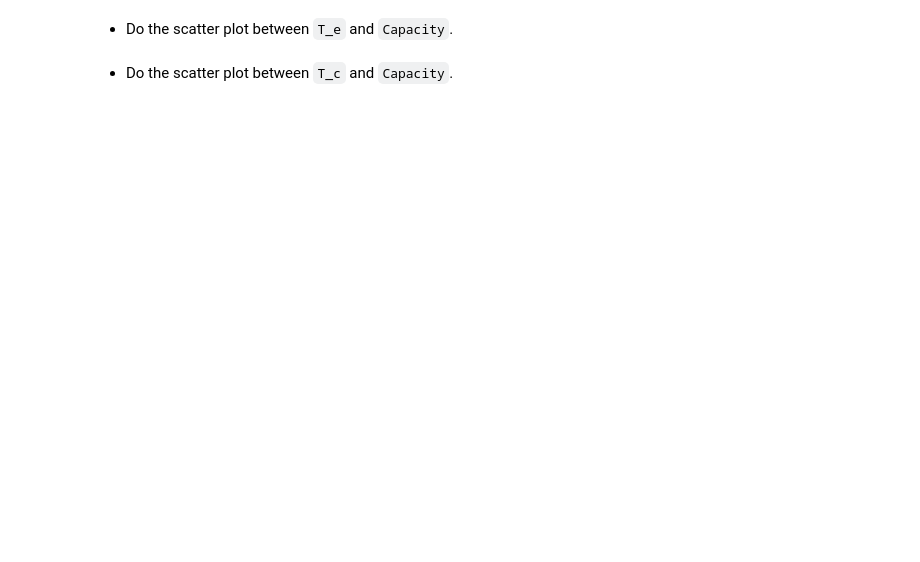
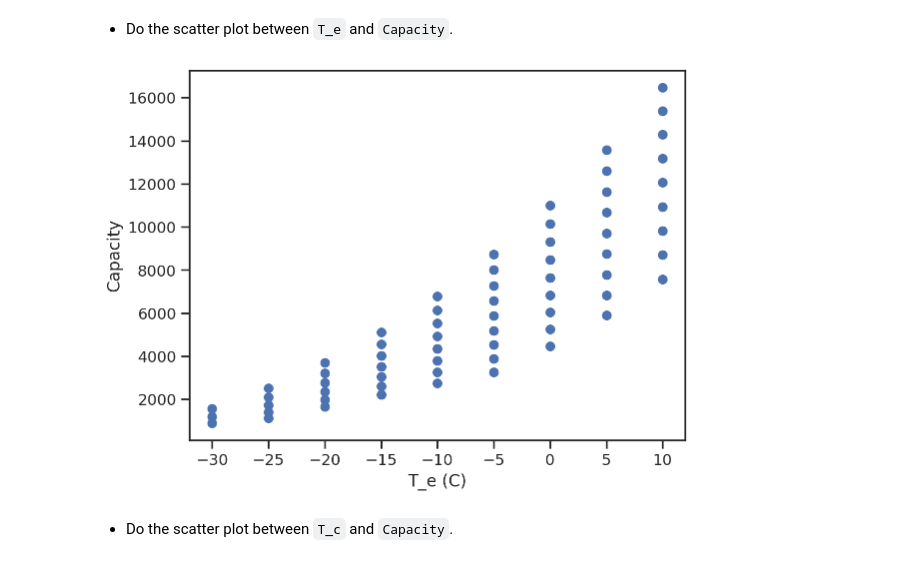
Before and after one commit to norah-wright/ME239, a Jupyter notebook: lecture04/homework_04.ipynb, the cells around one changed output. Saved outputs shown, nothing was run; the diff lists cells and outputs as text; code cells hidden in the pictures; blank space fills up the shorter version.

```diff
--- a/lecture04/homework_04.ipynb
+++ b/lecture04/homework_04.ipynb
@@ -60,2 +72,11 @@ Answer the following questions.
+# %%
+# your code here
+Te_vs_Cap, ax = plt.subplots()
+ax.scatter(comp_data['T_e'], comp_data['Capacity'])
+ax.set_xlabel('T_e (C)')
+ax.set_ylabel('Capacity')
+plt.show()
+# %% [output]
+[figure, added]
 # %% [markdown]
 + Do the scatter plot between `T_c` and `Capacity`.
```
Also changed, not shown: parts of 15 cells of this notebook.
